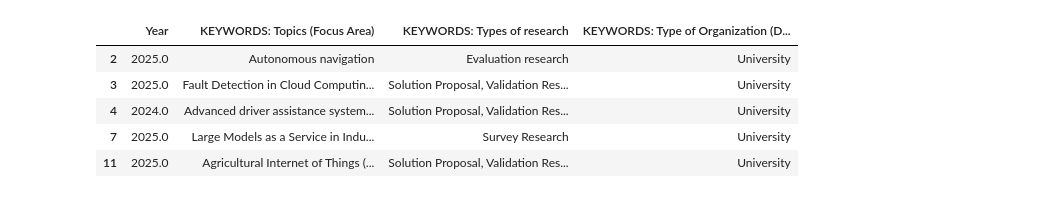
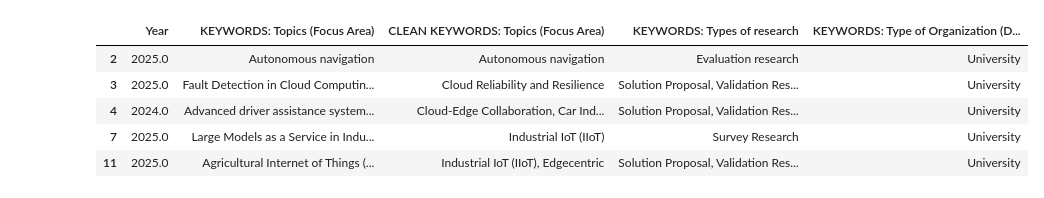
Before and after one commit to ErikFolkesson/SMS_project_data_viz, a Jupyter notebook: bubble_plot.ipynb, the cells around one changed output. Drawn from its saved outputs; the diff is of its cells as text; code cells hidden in the pictures.

```diff
--- a/bubble_plot.ipynb
+++ b/bubble_plot.ipynb
@@ -21,15 +21,15 @@ filtered_df.head()
 | 7 | https://ieeexplore-ieee-org.ep.bi... | Included | NaN | Included | NaN | ... |
 | 11 | https://ieeexplore-ieee-org.ep.bi... | Included | NaN | Included | NaN | ... |
 # %%
-df = filtered_df.iloc[:, -4:]
+df = filtered_df.iloc[:, -5:]
 df.head()
 # %% [output]
-|  | Year | KEYWORDS: Topics (Focus Area) | KEYWORDS: Types of research | KEYWORDS: Type of Organization (D... |
-| 2 | 2025.0 | Autonomous navigation | Evaluation research | University |
-| 3 | 2025.0 | Fault Detection in Cloud Computin... | Solution Proposal, Validation Res... | University |
-| 4 | 2024.0 | Advanced driver assistance system... | Solution Proposal, Validation Res... | University |
-| 7 | 2025.0 | Large Models as a Service in Indu... | Survey Research | University |
-| 11 | 2025.0 | Agricultural Internet of Things (... | Solution Proposal, Validation Res... | University |
+|  | Year | KEYWORDS: Topics (Focus Area) | CLEAN KEYWORDS: Topics (Focus Area) | KEYWORDS: Types of research | KEYWORDS: Type of Organization (D... |
+| 2 | 2025.0 | Autonomous navigation | Autonomous navigation | Evaluation research | University |
+| 3 | 2025.0 | Fault Detection in Cloud Computin... | Cloud Reliability and Resilience | Solution Proposal, Validation Res... | University |
+| 4 | 2024.0 | Advanced driver assistance system... | Cloud-Edge Collaboration, Car Ind... | Solution Proposal, Validation Res... | University |
+| 7 | 2025.0 | Large Models as a Service in Indu... | Industrial IoT (IIoT) | Survey Research | University |
+| 11 | 2025.0 | Agricultural Internet of Things (... | Industrial IoT (IIoT), Edgecentric | Solution Proposal, Validation Res... | University |
 # %%
 import matplotlib.pyplot as plt
 
```
Also changed, not shown: parts of 5 cells of this notebook.
